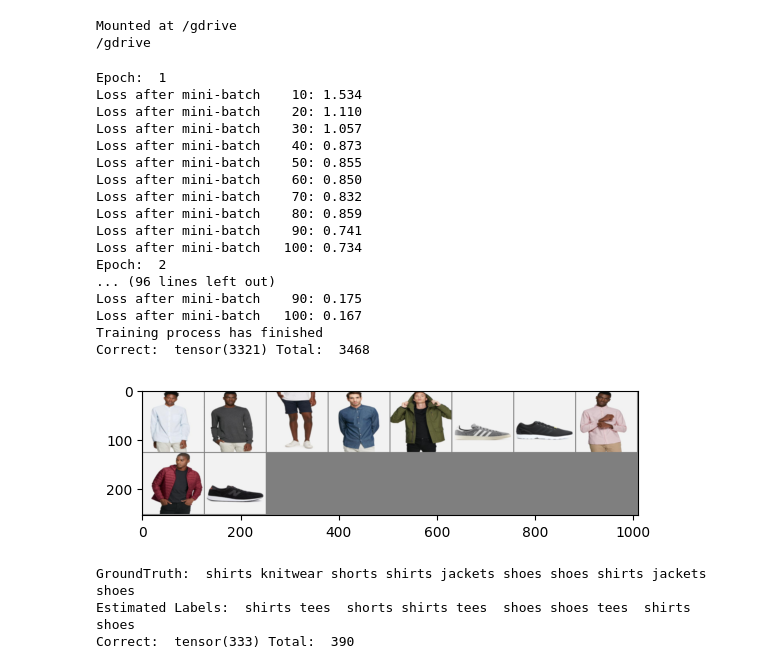
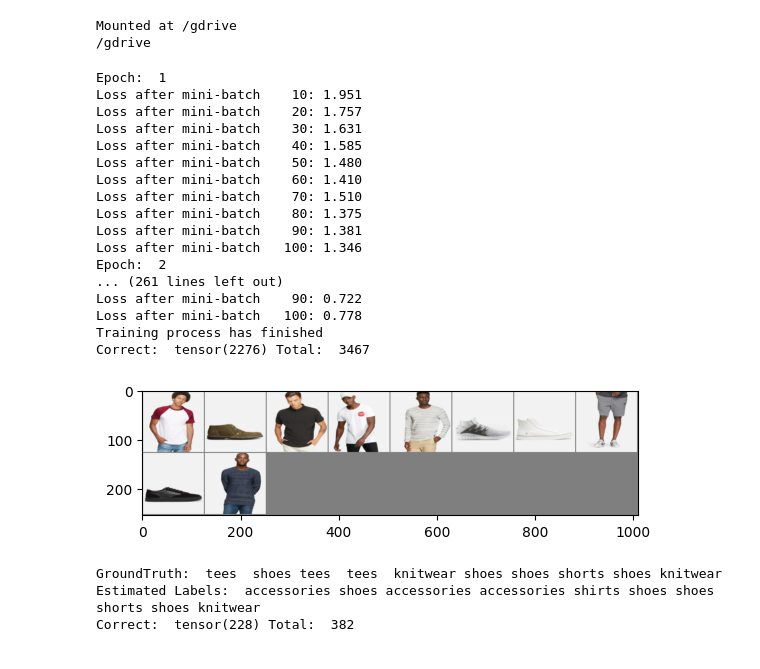
Before and after one commit to DMcClarence/ICT303-Assignment1, a Jupyter notebook: ICT303_Assignment1.ipynb, the cells around one changed output. Drawn from its saved outputs; the diff is of its cells as text; code cells hidden in the pictures.

```diff
--- a/ICT303_Assignment1.ipynb
+++ b/ICT303_Assignment1.ipynb
@@ -96,6 +96,7 @@ class Trainer():
     for i, data in enumerate(self.data):
       # Get input aand its corresponding groundtruth output
       inputs, target = data
+      inputs, target = inputs.to(device), target.to(device)
 
       self.optimiser.zero_grad()
 
@@ -119,62 +120,67 @@ class Trainer():
 
   def evaluate(self, model, data):
     allCorrect = 0
+    count = 0
     for images, labels in data:
+      images, labels = images.to(device), labels.to(device)
       outputs = model(images)
       estLabel = torch.max(outputs, 1).indices
       correct = sum(estLabel == labels)
       allCorrect += correct
-    print("Correct: ", allCorrect, "Total: ", len(data) * data.batch_size)
+      count += len(outputs)
+    print("Correct: ", allCorrect, "Total: ", count)
 # %%
 # Train Model
-trainSet = DataLoader().load(dataset="/train", batchSize=34, shuffle=True, workers=2)
-model = MLP(lr=1e-04)
-trainer = Trainer(nEpochs=10)
+trainSet = DataLoader().load(dataset="/train", batchSize=32, shuffle=True, workers=2)
+model = MLP(lr=1e-05).to(device)
+trainer = Trainer(nEpochs=25)
 trainer.fit(model, trainSet)
 trainer.evaluate(model=model, data=trainSet)
 # %% [output]
 Epoch:  1
-Loss after mini-batch    10: 1.534
-Loss after mini-batch    20: 1.110
-Loss after mini-batch    30: 1.057
-Loss after mini-batch    40: 0.873
-Loss after mini-batch    50: 0.855
-Loss after mini-batch    60: 0.850
-Loss after mini-batch    70: 0.832
-Loss after mini-batch    80: 0.859
-Loss after mini-batch    90: 0.741
-Loss after mini-batch   100: 0.734
+Loss after mini-batch    10: 1.951
+Loss after mini-batch    20: 1.757
+Loss after mini-batch    30: 1.631
+Loss after mini-batch    40: 1.585
+Loss after mini-batch    50: 1.480
+Loss after mini-batch    60: 1.410
+Loss after mini-batch    70: 1.510
+Loss after mini-batch    80: 1.375
+Loss after mini-batch    90: 1.381
+Loss after mini-batch   100: 1.346
 Epoch:  2
-... (96 lines left out)
-Loss after mini-batch    90: 0.175
-Loss after mini-batch   100: 0.167
+... (261 lines left out)
+Loss after mini-batch    90: 0.722
+Loss after mini-batch   100: 0.778
 Training process has finished
-Correct:  tensor(3321) Total:  3468
+Correct:  tensor(2276) Total:  3467
 # %%
 # Evaluate Model
 def imgShow(img):
     img = img / 2 + 0.5 # unnormalize
-    npimg = img.numpy()
+    npimg = img.cpu().numpy()
     plt.imshow(np.transpose(npimg, (1, 2, 0)))
     plt.show()
 
 validloader = DataLoader().load(dataset="/valid", batchSize=10, shuffle=True, workers=2)
 classes = validloader.dataset.classes
 
 dataiter = iter(validloader)
 images, labels = next(dataiter)
+
+images, labels = images.to(device), labels.to(device)
 
 imgShow(torchvision.utils.make_grid(images))
 print('GroundTruth: ', ' '.join(f'{classes[labels[j]]:5s}' for j in range(images.shape[0])))
 
 output = model(images)
 estimatedLabels = torch.max(output, 1).indices
 
 print('Estimated Labels: ', ' '.join(f'{classes[estimatedLabels[j]]:5s}' for j in range(images.shape[0])))
 
 trainer.evaluate(model=model, data=validloader)
 # %% [output]
-[figure, old version]
+[figure, new version]
-GroundTruth:  shirts knitwear shorts shirts jackets shoes shoes shirts jackets shoes
-Estimated Labels:  shirts tees  shorts shirts tees  shoes shoes tees  shirts shoes
-Correct:  tensor(333) Total:  390
+GroundTruth:  tees  shoes tees  tees  knitwear shoes shoes shorts shoes knitwear
+Estimated Labels:  accessories shoes accessories accessories shirts shoes shoes shorts shoes knitwear
+Correct:  tensor(228) Total:  382
```
Also changed, not shown: parts of 1 cell of this notebook.
